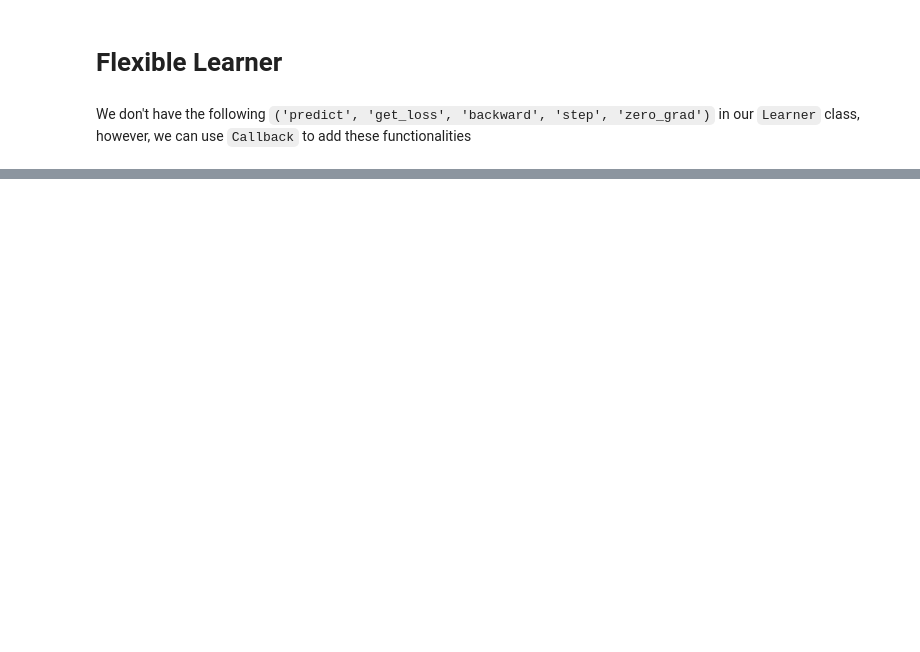
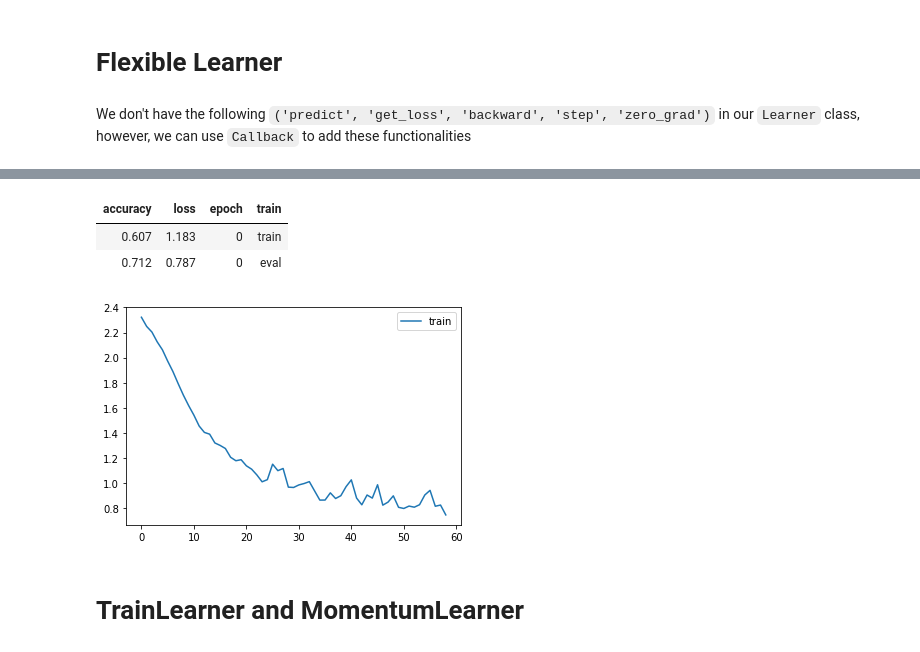
Before and after one commit to s13tc2/fastai-study-notes, a Jupyter notebook: nbs/wip_study_learner.ipynb, the cells around one changed output, grey strips where cells are left out. Saved outputs shown, nothing was run; the diff lists cells and outputs as text; code cells hidden in the pictures; blank space fills up the shorter version.

```diff
--- a/nbs/wip_study_learner.ipynb
+++ b/nbs/wip_study_learner.ipynb
@@ -609,0 +633,12 @@ learn.fit(1)
+# %%
+class with_cbs:
+    def __init__(self, nm): self.nm = nm
+    def __call__(self, f):
+        def _f(o, *args, **kwargs):
+            try:
+                o.callback(f'before_{self.nm}')
+                f(o, *args, **kwargs)
+                o.callback(f'after_{self.nm}')
+            except globals()[f'Cancel{self.nm.title()}Exception']: pass
+            finally: o.callback(f'cleanup_{self.nm}')
+        return _f
@@ -609,0 +699,14 @@ learn.fit(1)
+# %%
+model = get_model()
+
+metrics = MetricsCB(accuracy=MulticlassAccuracy())
+cbs = [TrainCB(), DeviceCB(), metrics, ProgressCB(plot=True)]
+learn = Learner(model, dls, F.cross_entropy, lr=0.2, cbs=cbs)
+learn.fit(1)
+# %% [output]
+| accuracy | loss | epoch | train |
+| 0.607 | 1.183 | 0 | train |
+| 0.712 | 0.787 | 0 | eval |
+[figure, added]
+# %% [markdown]
+# TrainLearner and MomentumLearner
```
Also changed, not shown: parts of 18 cells of this notebook, 1 other file.
